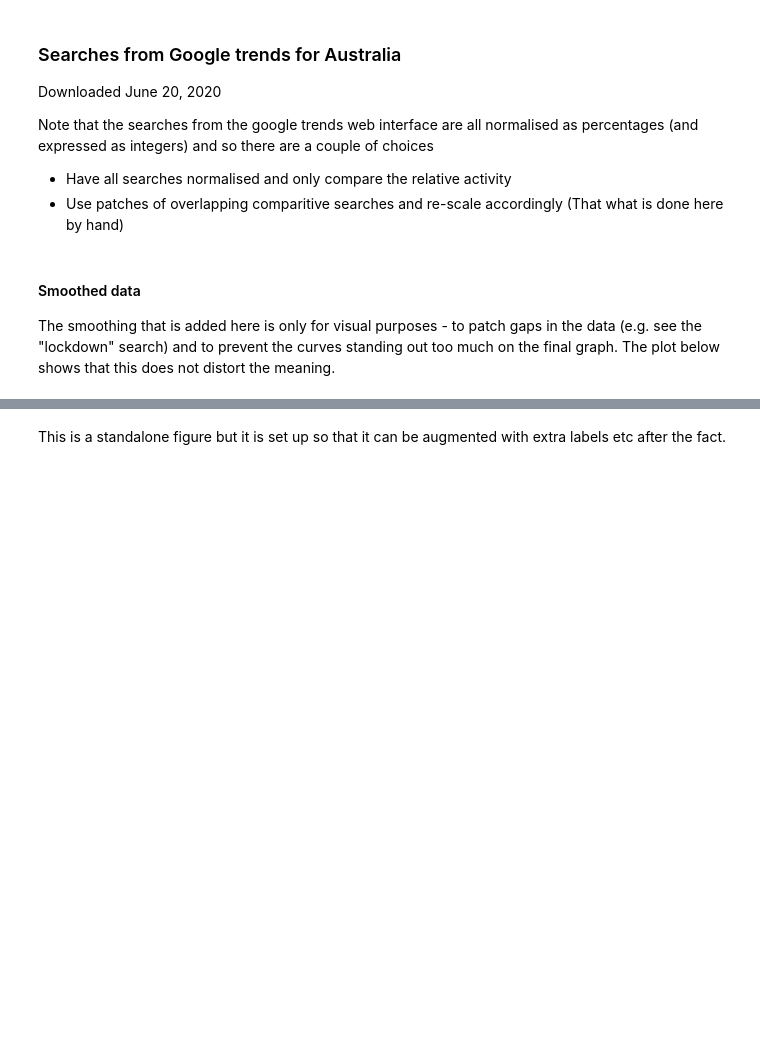
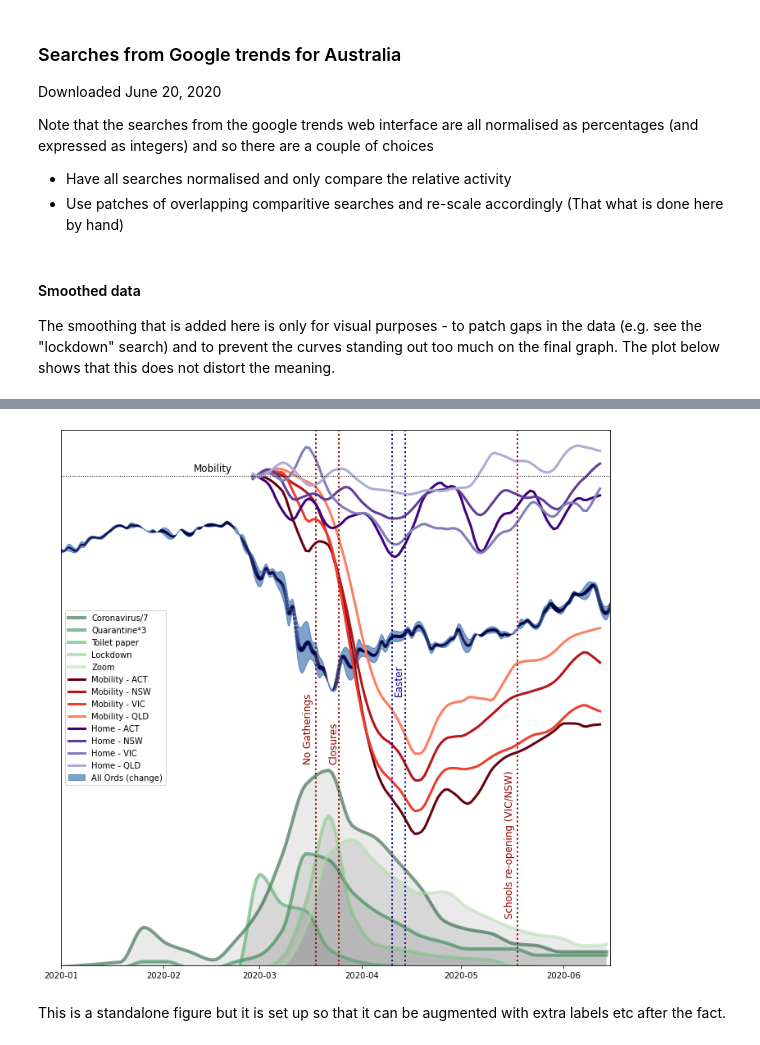
Before and after one commit to ANU-RSES-Education/SeismicNoise_AuSIS, a Jupyter notebook: notebooks/MobilityData.ipynb, the cells around one changed output, grey strips where cells are left out. Cells and saved outputs as stored; diff of their text form; code cells hidden in the pictures; blank space fills up the shorter version.

Commit message:
Labelled and unlabelled

```diff
--- a/notebooks/MobilityData.ipynb
+++ b/notebooks/MobilityData.ipynb
@@ -213,6 +218,8 @@ plt.legend()
 ## Everything
 
 from matplotlib import rcParams, cycler
+
+# for labels in [False, True]:
 
 fig = plt.figure(figsize=(12,12))
 
@@ -264,44 +271,52 @@ plt.plot(qld_data.index, qld_data["home_weekly"]-1.0*qld_data["home_weekly"].loc
 
 
 
-
-plt.legend(loc="center left")
-
-
 xstart  = pandas.to_datetime("2020-01-01")
 xfinish = pandas.to_datetime("2020-06-15")
 
 # plt.plot((xstart, xfinish),(20.0,20.0), color="Black", linewidth=0.5, linestyle=":")
 # plt.plot((xstart, xfinish),(55.0,55.0), color="Black", linewidth=1, linestyle=":")
 plt.plot((xstart, xfinish),(110.0,110.0), color="Black", linewidth=1, linestyle=":")
 
 
 # Dates
 # 2020-03-18  - No large gatherings
 # 2020-03-25  - Shops / restaurants / schools closed
 # 2020-04-10  - Easter long weekend
 # 2020-05-18  - Schools return (VIC / NSW)
 
 plt.plot((pandas.to_datetime("2020-03-18"),)*2, (0.0,1000.0), color="DarkRed", linewidth=2, linestyle=":")
 plt.plot((pandas.to_datetime("2020-03-25"),)*2, (0.0,1000.0), color="DarkRed", linewidth=2, linestyle=":")
-plt.plot((pandas.to_datetime("2020-04-10"),)*2, (0.0,1000.0), color="DarkRed", linewidth=2, linestyle=":")
+plt.plot((pandas.to_datetime("2020-04-10"),)*2, (0.0,1000.0), color="DarkBlue", linewidth=2, linestyle=":")
+plt.plot((pandas.to_datetime("2020-04-14"),)*2, (0.0,1000.0), color="DarkBlue", linewidth=2, linestyle=":")
 plt.plot((pandas.to_datetime("2020-05-18"),)*2, (0.0,1000.0), color="DarkRed", linewidth=2, linestyle=":")
 
 # plt.plot((xstart, xfinish),(55.0,55.0), color="Black", linewidth=1, linestyle=":")
 # plt.plot((xstart, xfinish),(100.0,100.0), color="Black", linewidth=1, linestyle=":")
 
 
 plt.xlim((xstart, xfinish ))
 plt.ylim(2,120)
 
 
 plt.tick_params(
     axis='y',          # changes apply to the x-axis
     which='both',      # both major and minor ticks are affected
-    left=False,      # ticks along the bottom edge are off
-    right=False,         # ticks along the top edge are off
+    left=False,        # ticks along the bottom edge are off
+    right=False,       # ticks along the top edge are off
     labelleft=False)
 
+fig.savefig("CoronaVirusCommunityIndicators-NoLabels.png", dpi=200)
+
+plt.legend(loc="center left")
+plt.text(pandas.to_datetime("2020-02-10-00:00"), 111.0, "Mobility", fontdict={'size':12})
+plt.text(pandas.to_datetime("2020-03-14-00:00"), 47.0, "No Gatherings", fontdict={'size':12,'rotation':90.0, "color":"DarkRed"})
+plt.text(pandas.to_datetime("2020-03-22-00:00"), 47.0, "Closures", fontdict={'size':12,'rotation':90.0, "color":"DarkRed"})
+plt.text(pandas.to_datetime("2020-04-10-12:00"), 62.0, "Easter", fontdict={'size':12,'rotation':90.0, "color":"DarkBlue"})
+plt.text(pandas.to_datetime("2020-05-14-00:00"), 13.0, "Schools re-opening (VIC/NSW)", fontdict={'size':12,'rotation':90.0, "color":"DarkRed"})
+
 fig.savefig("CoronaVirusCommunityIndicators.png", dpi=200)
+# %% [output]
+[figure, added]
 # %% [markdown]
 This is a standalone figure but it is set up so that it can be augmented with extra labels etc after the fact.
```
Also changed, not shown: parts of 2 cells of this notebook, 2 other files.
